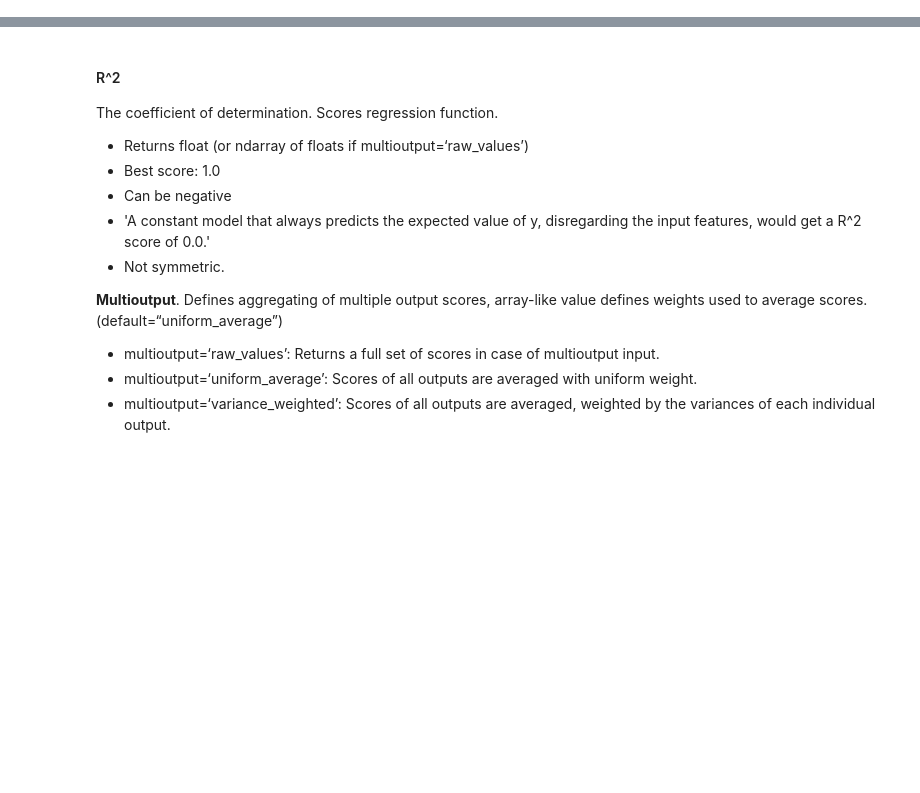
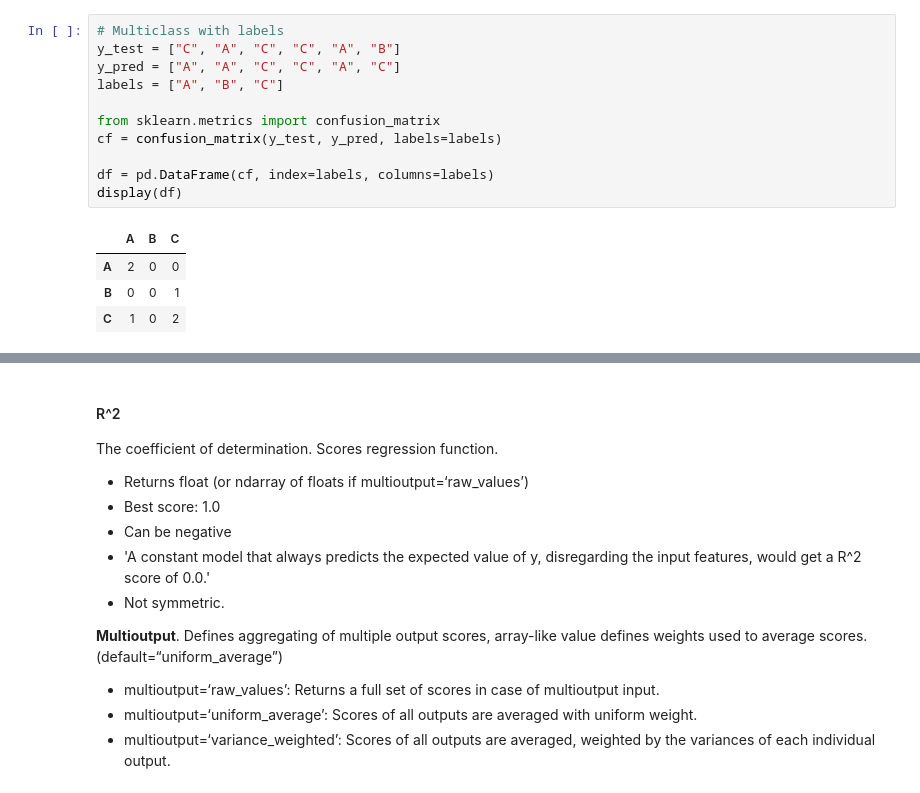
Before and after one commit to Hiurge/DATA-TOOLKIT, a Jupyter notebook: Metrics.ipynb, the cells around one changed output, grey strips where cells are left out. Saved outputs shown, nothing was run; the diff lists cells and outputs as text; blank space fills up the shorter version.

```diff
--- a/Metrics.ipynb
+++ b/Metrics.ipynb
@@ -27,0 +44,16 @@ y_test[i] == predictions[i].
+# %%
+# Multiclass with labels
+y_test = ["C", "A", "C", "C", "A", "B"]
+y_pred = ["A", "A", "C", "C", "A", "C"]
+labels = ["A", "B", "C"]
+
+from sklearn.metrics import confusion_matrix
+cf = confusion_matrix(y_test, y_pred, labels=labels)
+
+df = pd.DataFrame(cf, index=labels, columns=labels)
+display(df)
+# %% [output]
+|  | A | B | C |
+| A | 2 | 0 | 0 |
+| B | 0 | 0 | 1 |
+| C | 1 | 0 | 2 |
```
Also changed, not shown: parts of 64 cells of this notebook.
